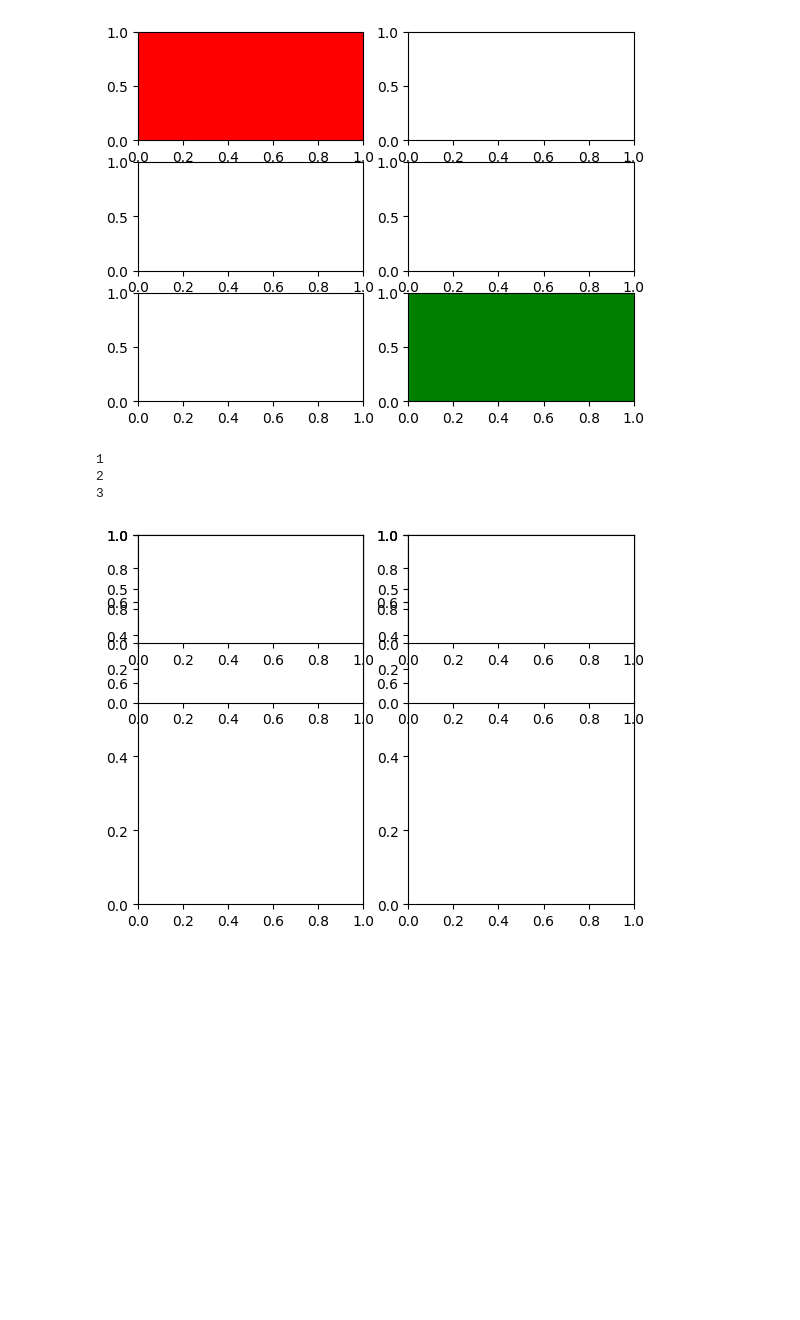
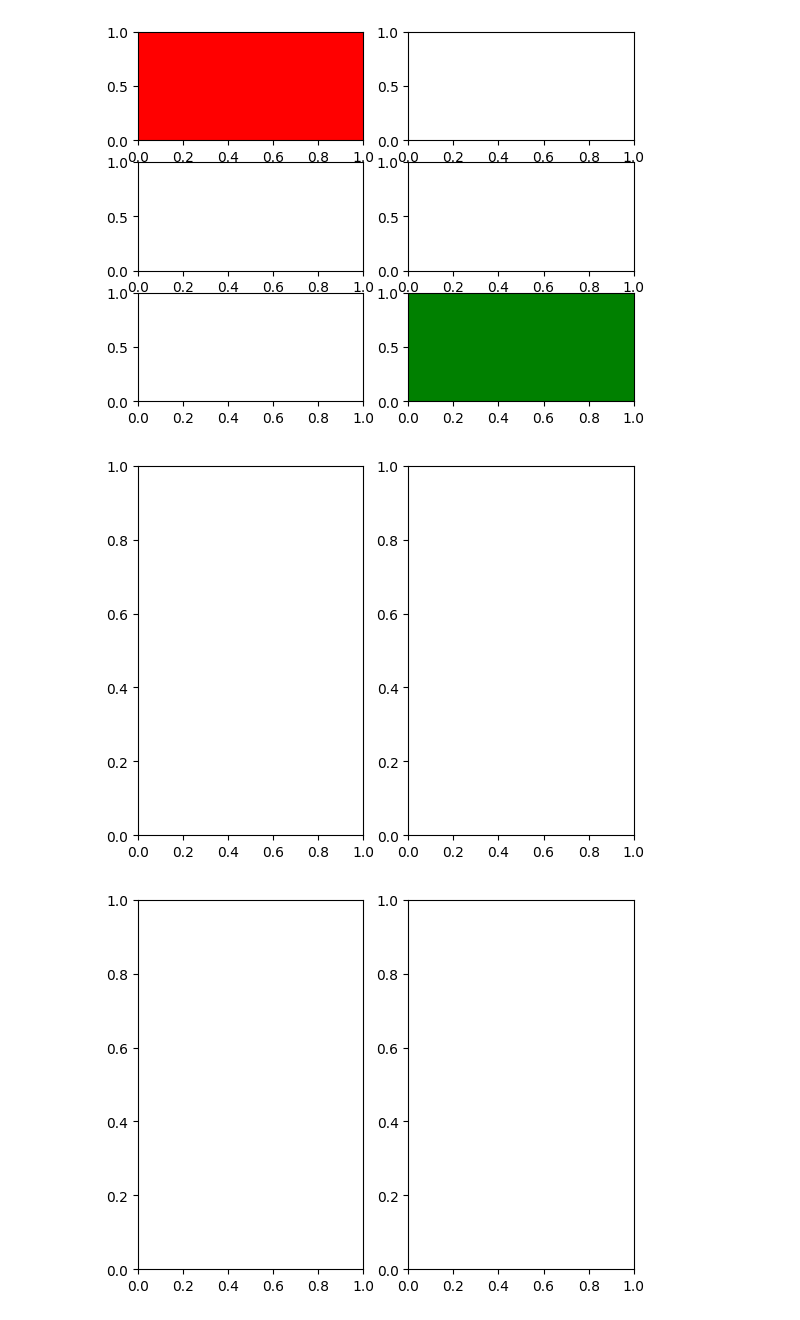
Before and after one commit to ShafaetUllah032/DeepLearning, a Jupyter notebook: visualization/random.ipynb, the cells around one changed output. Cells and saved outputs as stored; diff of their text form; code cells hidden in the pictures; blank space fills up the shorter version.

```diff
--- a/visualization/random.ipynb
+++ b/visualization/random.ipynb
@@ -20,11 +20,9 @@ axs[2,1].set_facecolor('green')
 [figure]
 # %%
 for i in range(1,4):
-    plt.subplot(val)
-    plt.subplot(val+1)
-    print(i)
+    ax=plt.subplot(121)
+    ax1=plt.subplot(122)
+    plt.show()
 # %% [output]
-1
-2
-3
-[figure, old version]
+[figure, new version]
+[figure, added]
```
Also changed, not shown: parts of 1 cell of this notebook, 1 other file.
